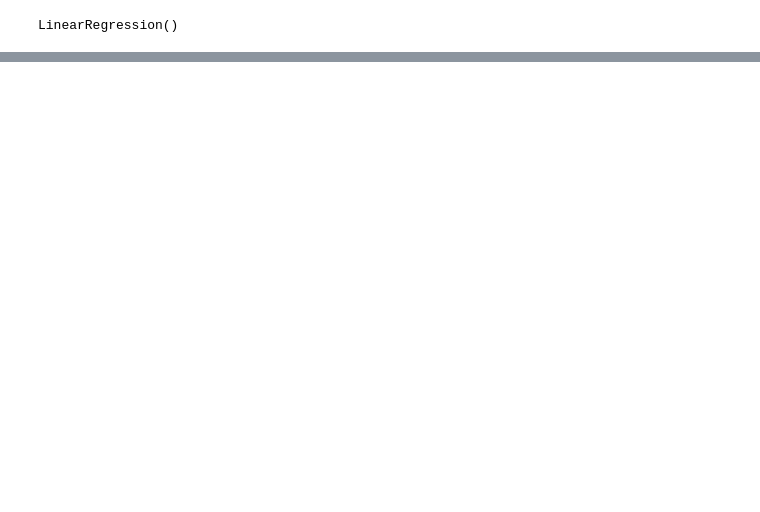
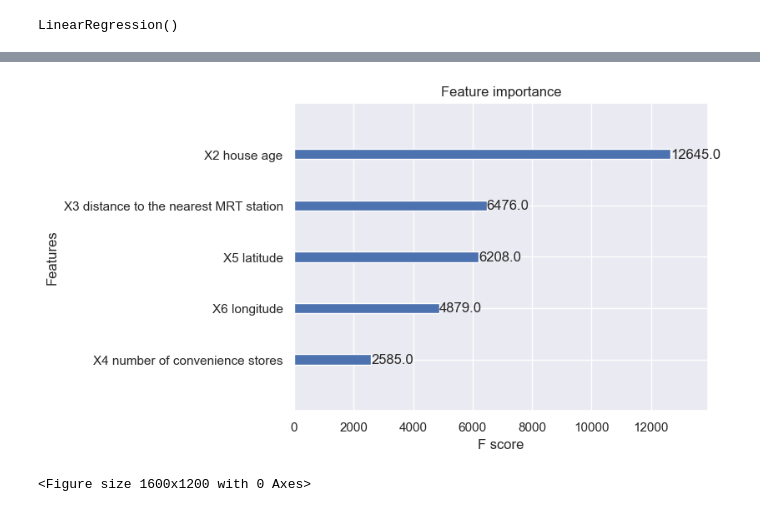
Before and after one commit to Hort-Hourpheng/Assignment, a Jupyter notebook: XGboost + Linear/XGboost+LinearReg.ipynb, the cells around one changed output, grey strips where cells are left out. Drawn from its saved outputs; the diff is of its cells as text; code cells hidden in the pictures; blank space fills up the shorter version.

```diff
--- a/Data_Visualization_M080215.ipynb
+++ b/XGboost + Linear/XGboost+LinearReg.ipynb
@@ -533,0 +590,22 @@ array([-6.60125985e-03,  7.43127391e-01,  2.10875513e+02])
+# %%
+x_train, x_test, y_train, y_test = train_test_split(
+    data_x, data_y, test_size=0.2, random_state=21, shuffle=True
+)
+# %%
+xgb_r = xg.XGBRegressor(
+    objective="reg:linear",
+    n_estimators=1000,
+    learning_rate=0.01,
+    n_jobs=4,
+    seed=123,
+    eval_metric="rmse",
+    # early_stopping_rounds=10,
+    max_depth=7,
+    subsample=0.7,
+    colsample_bytree=0.8,
+    gamma=1,
+    reg_alpha=1,
+    reg_lambda=1,
+    # booster="gblinear",
+    # num_boost_round=10,
+)
@@ -533,0 +632,7 @@ array([-6.60125985e-03,  7.43127391e-01,  2.10875513e+02])
+# %%
+xgb_r.fit(
+    x_train,
+    y_train,
+    eval_set=[(x_test, y_test)],
+    verbose=False,
+)
@@ -533,0 +708,7 @@ array([-6.60125985e-03,  7.43127391e-01,  2.10875513e+02])
+# %%
+xg.plot_importance(xgb_r)
+plt.figure(figsize = (16, 12))
+plt.show()
+# %% [output]
+[figure, added]
+<Figure size 1600x1200 with 0 Axes>
```
Also changed, not shown: parts of 36 cells of this notebook, 2 other files.
